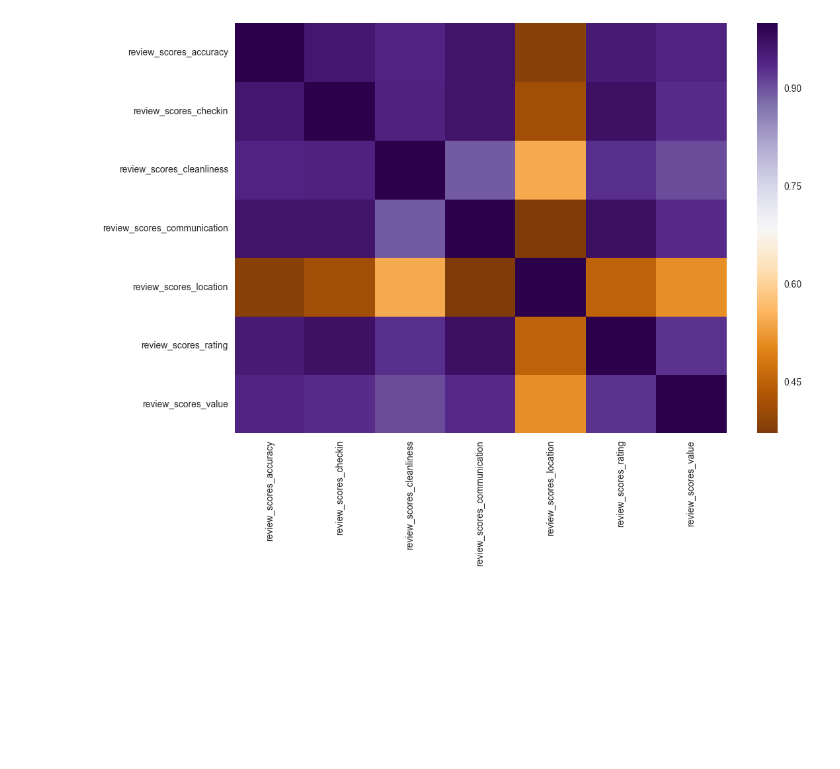
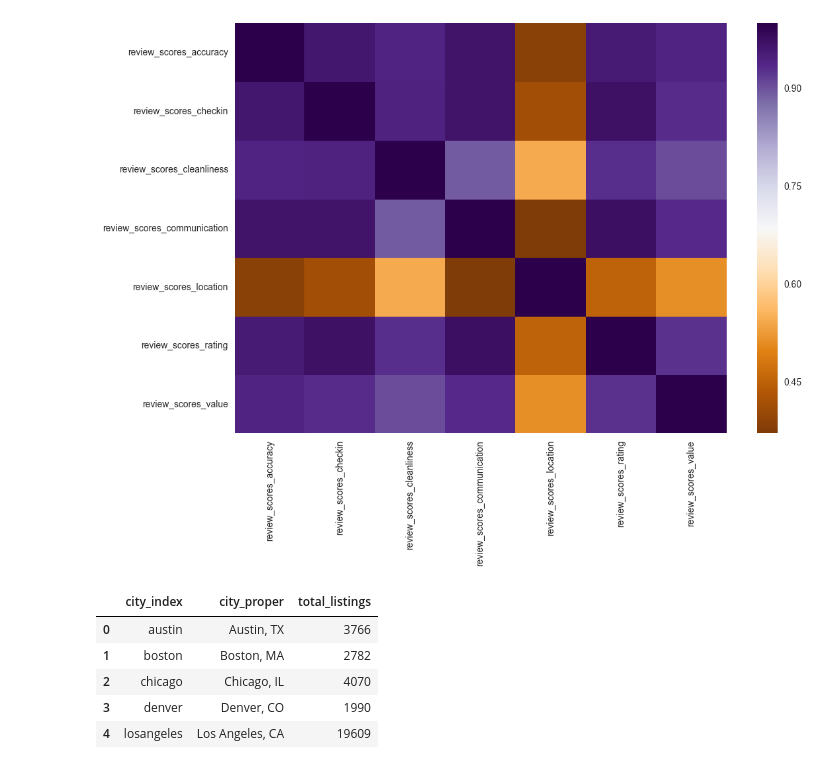
Before and after one commit to emw1687/benson, a Jupyter notebook: 05_kojak/notebooks/03_eda.ipynb, the cells around one changed output. Cells and saved outputs as stored; diff of their text form; code cells hidden in the pictures; blank space fills up the shorter version.

```diff
--- a/05_kojak/notebooks/03_eda.ipynb
+++ b/05_kojak/notebooks/03_eda.ipynb
@@ -295,0 +300,31 @@ sns.heatmap(df_mean_scores.corr(), ax=ax, cmap="PuOr");
+# %%
+df_city_totals = df_listings.groupby(['city']).count()[['id']]
+
+cities = {'austin': 'Austin, TX',
+          'boston': 'Boston, MA',
+          'chicago': 'Chicago, IL',
+          'denver': 'Denver, CO',
+          'losangeles': 'Los Angeles, CA',
+          'nashville': 'Nasville, TN',
+          'neworleans': 'New Orleans',
+          'newyorkcity': 'New York, NY',
+          'oakland' : 'Oakland, CA',
+          'portland': 'Portland, OR',
+          'sandiego': 'San Diego, CA',
+          'sanfrancisco': 'San Francisco, CA',
+          'seattle': 'Seattle, WA',
+          'washingtondc': 'Washington, DC'}
+
+df_cities = pd.DataFrame.from_dict(cities, orient='index')
+# %%
+df_city_totals = df_cities.merge(df_city_totals, left_index=True, right_index=True).reset_index()
+df_city_totals.columns = ['city_index', 'city_proper', 'total_listings']
+# %%
+df_city_totals.head()
+# %% [output]
+|  | city_index | city_proper | total_listings |
+| 0 | austin | Austin, TX | 3766 |
+| 1 | boston | Boston, MA | 2782 |
+| 2 | chicago | Chicago, IL | 4070 |
+| 3 | denver | Denver, CO | 1990 |
+| 4 | losangeles | Los Angeles, CA | 19609 |
```
Also changed, not shown: parts of 8 cells of this notebook.
